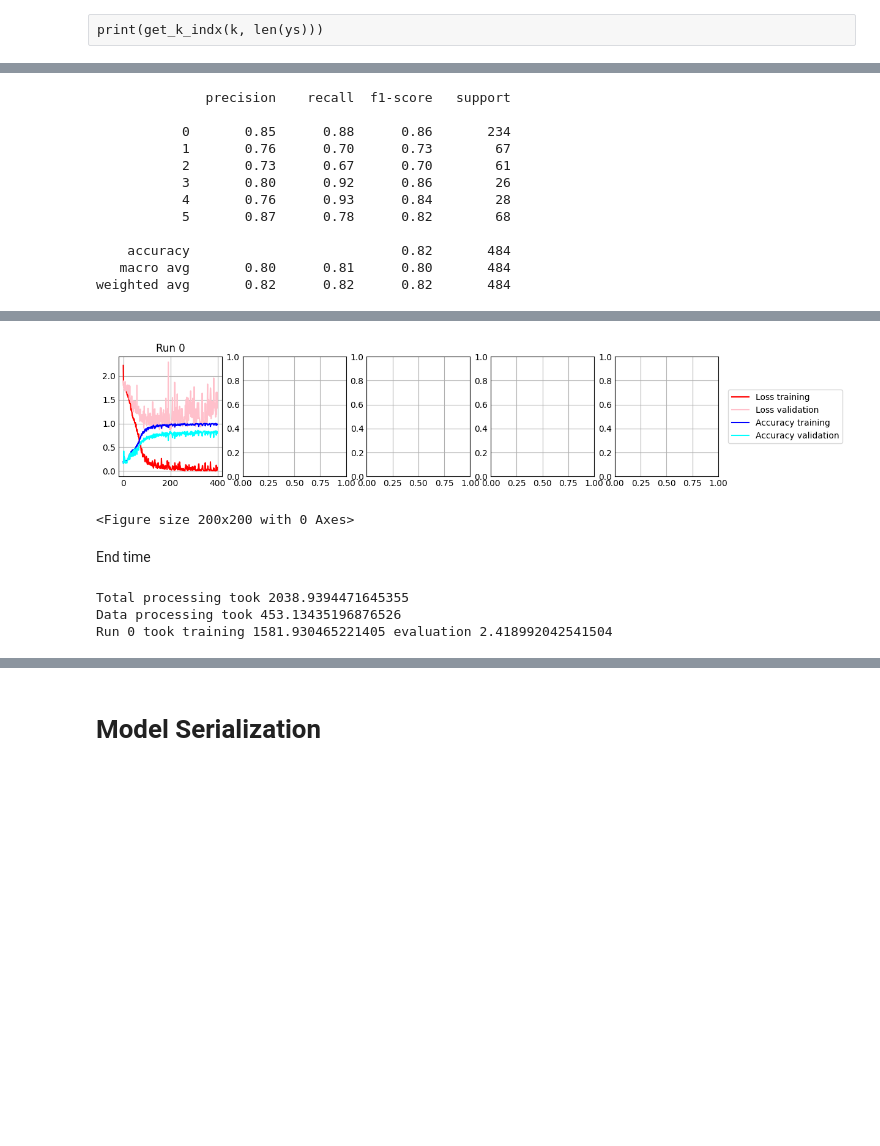
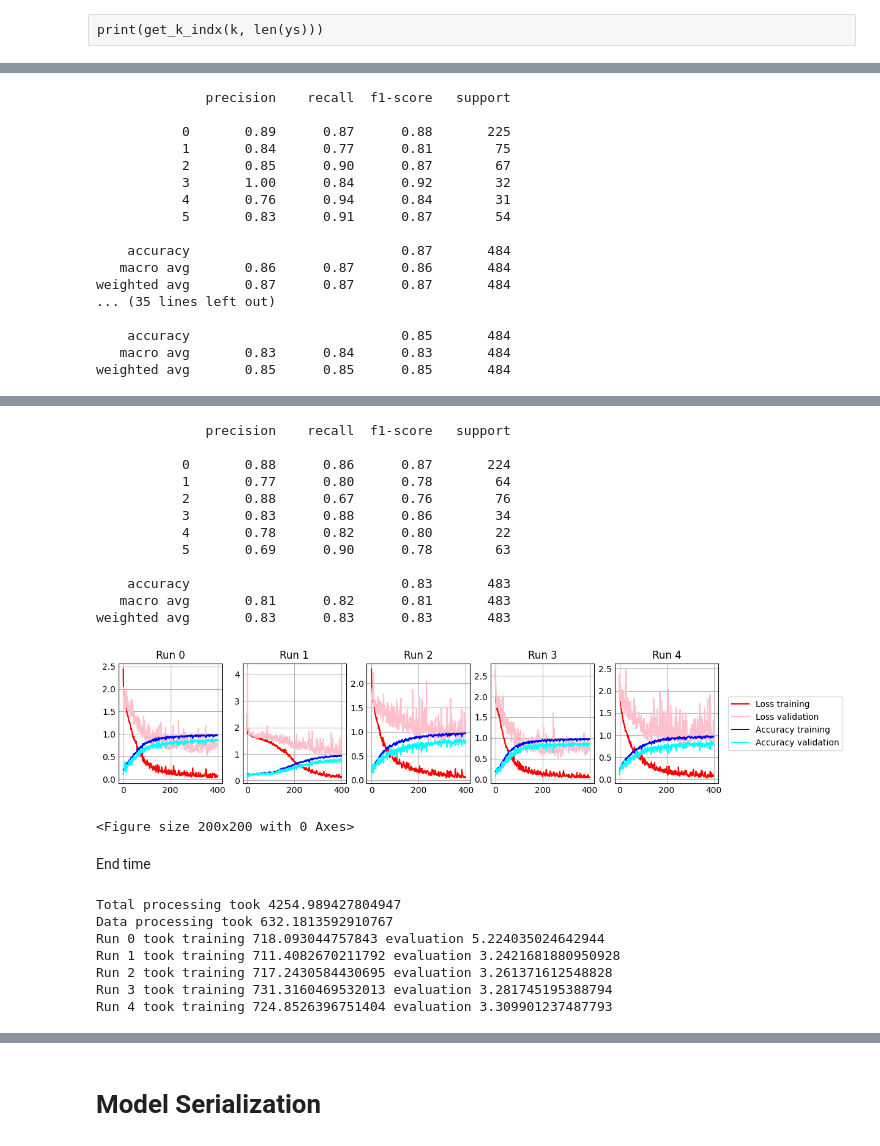
Before and after one commit to Arisiru/research-face-excercises-dynamics, a Jupyter notebook: src/Modeling_exp_04.ipynb, the cells around one changed output, grey strips where cells are left out. Saved outputs shown, nothing was run; the diff lists cells and outputs as text; code cells hidden in the pictures; blank space fills up the shorter version.

```diff
--- a/src/Modeling_exp_04.ipynb
+++ b/src/Modeling_exp_04.ipynb
@@ -44,6 +67,7 @@ dir_data_root = os.path.join(dir_root, 'data')
 dir_exercises = os.path.join(dir_data_root, 'json', 'patients')
 dir_exercises_augmented = os.path.join(dir_data_root, 'json', 'patients_augmented')
 dir_exercises_test = os.path.join(dir_data_root, 'json', 'test')
+dir_results = os.path.join(dir_data_root, 'results', 'classification_evaluation')
 # %% [markdown]
 **TODO** Implement augmenation and patients sessions for the new data set
 # %% [raw]
@@ -205,11 +229,11 @@ def get_cnn(inputLayer, region='default'):
     m = Conv1D(64, 3, padding='same', activation='relu', name=f'{region}-Convolution-3')(m)
     m = BatchNormalization(axis=chanDim, name=f'{region}-Normalization-3')(m)
     m = MaxPooling1D((2), name=f'{region}-Pooling-3')(m)
-    #m = Conv1D(64, 3, padding='same', activation='relu', name=f'{region}-Convolution-4')(m)
-    #m = BatchNormalization(axis=chanDim, name=f'{region}-Normalization-4')(m)
-    #m = MaxPooling1D((2), name=f'{region}-Pooling-4')(m)
+    m = Conv1D(64, 3, padding='same', activation='relu', name=f'{region}-Convolution-4')(m)
+    m = BatchNormalization(axis=chanDim, name=f'{region}-Normalization-4')(m)
+    m = MaxPooling1D((2), name=f'{region}-Pooling-4')(m)
     m = Flatten(name=f'{region}-Flatten-1')(m)
-    m = Dropout(0.3, name=f'{region}-Dropout-1')(m)
+    m = Dropout(0.5, name=f'{region}-Dropout-1')(m)
     m = Dense(128, activation="relu", name=f'{region}-Dense-1')(m)
     m = Model(inputs=inputLayer, outputs=m)
 
@@ -251,9 +275,16 @@ def get_model():
         model_orbital.input
     ], outputs=model_contatenate)
 
+    initial_learning_rate = 0.001
+    learning_rate = tf.keras.optimizers.schedules.ExponentialDecay(
+        initial_learning_rate=initial_learning_rate,
+        decay_steps=100000,
+        decay_rate=0.96,
+        staircase=True)
+
     model.compile(
         loss="sparse_categorical_crossentropy",
-        optimizer=Adam(learning_rate=1e-3, decay=1e-3 / 200),
+        optimizer=tf.keras.optimizers.Adam(learning_rate=initial_learning_rate),
         metrics=['accuracy']
     )
 
@@ -298,7 +330,7 @@ weight_training_classes = {0: 0.32075471698113206,
 ### K-fold evaluation
 # %%
 k = 5
-k_limit = 1
+k_limit = 5
 train = 0.8
 val = 0.2
 test = 0.2
@@ -368,6 +400,9 @@ for i in range(k_limit):
                                                  classes = np.unique(ys_i),
                                                  y=ys_i)
     available_classes = np.unique(ys_i)
+
+    #print(f'Available training classes: {available_classes}')
+
     weight_training_classes = {
         0: 0,
         1: 0,
@@ -385,7 +420,7 @@ for i in range(k_limit):
     model = get_model()
 
     model_callbacks = [
-        tf.keras.callbacks.EarlyStopping(patience=20)
+        tf.keras.callbacks.EarlyStopping(start_from_epoch=100, patience=40)
     ]
 
     hist = model.fit(
@@ -433,13 +468,15 @@ for i in range(k_limit):
         xs_orbital_i_test],verbose=0)
     y_pred_bool = np.argmax(y_pred, axis=1)
 
+    #print(y_pred_bool)
+
     TIME[f'k_{i}_evaluation_end'] = time.time()
 
     print(classification_report(ys_i_test, y_pred_bool))
 
-fig.legend(labels, ncol=1, bbox_to_anchor=(1.2,0.5), loc="center right", fontsize=10,
+fig.legend(labels, ncol=1, bbox_to_anchor=(1.2,0.5), loc='center right', fontsize=10,
            bbox_transform=plt.gcf().transFigure)
 
 plt.show()
-plt.savefig(f'mphnn_runs_02_{int(time.time())}.svg', format='svg', dpi=1200)
+plt.savefig(os.path.join(dir_results, f'mphnn_runs_02_{int(time.time())}.svg'), format='svg', dpi=1200)
 # %% [output]
@@ -449,12 +493,17 @@ plt.savefig(f'mphnn_runs_02_{int(time.time())}.svg', format='svg', dpi=1200)
               precision    recall  f1-score   support
 
-           0       0.85      0.88      0.86       234
-           1       0.76      0.70      0.73        67
-           2       0.73      0.67      0.70        61
-           3       0.80      0.92      0.86        26
-           4       0.76      0.93      0.84        28
-           5       0.87      0.78      0.82        68
+           0       0.89      0.87      0.88       225
+           1       0.84      0.77      0.81        75
+           2       0.85      0.90      0.87        67
+           3       1.00      0.84      0.92        32
+           4       0.76      0.94      0.84        31
+           5       0.83      0.91      0.87        54
 
-    accuracy                           0.82       484
-   macro avg       0.80      0.81      0.80       484
-weighted avg       0.82      0.82      0.82       484
+    accuracy                           0.87       484
+   macro avg       0.86      0.87      0.86       484
+weighted avg       0.87      0.87      0.87       484
+... (35 lines left out)
+
+    accuracy                           0.85       484
+   macro avg       0.83      0.84      0.83       484
+weighted avg       0.85      0.85      0.85       484
@@ -461,5 +511,17 @@ weighted avg       0.82      0.82      0.82       484
+              precision    recall  f1-score   support
+
+           0       0.88      0.86      0.87       224
+           1       0.77      0.80      0.78        64
+           2       0.88      0.67      0.76        76
+           3       0.83      0.88      0.86        34
+           4       0.78      0.82      0.80        22
+           5       0.69      0.90      0.78        63
+
+    accuracy                           0.83       483
+   macro avg       0.81      0.82      0.81       483
+weighted avg       0.83      0.83      0.83       483
-[figure, old version]
+[figure, new version]
-<Figure size 200x200 with 0 Axes>
+<Figure size 200x200 with 0 Axes>
 # %% [markdown]
 End time
 # %%
@@ -470,6 +532,10 @@ print(f'Data processing took {TIME["data_processing_end"] - TIME["data_processin
 for i in range(k_limit):
     print(f'Run {i} took training {TIME[f"k_{i}_training_end"] - TIME[f"k_{i}_training_start"]} evaluation {TIME[f"k_{i}_evaluation_end"] - TIME[f"k_{i}_evaluation_start"]}')
 # %% [output]
-Total processing took 2038.9394471645355
-Data processing took 453.13435196876526
-Run 0 took training 1581.930465221405 evaluation 2.418992042541504
+Total processing took 4254.989427804947
+Data processing took 632.1813592910767
+Run 0 took training 718.093044757843 evaluation 5.224035024642944
+Run 1 took training 711.4082670211792 evaluation 3.2421681880950928
+Run 2 took training 717.2430584430695 evaluation 3.261371612548828
+Run 3 took training 731.3160469532013 evaluation 3.281745195388794
+Run 4 took training 724.8526396751404 evaluation 3.309901237487793
```
Also changed, not shown: parts of 17 cells of this notebook, 15 other files.
